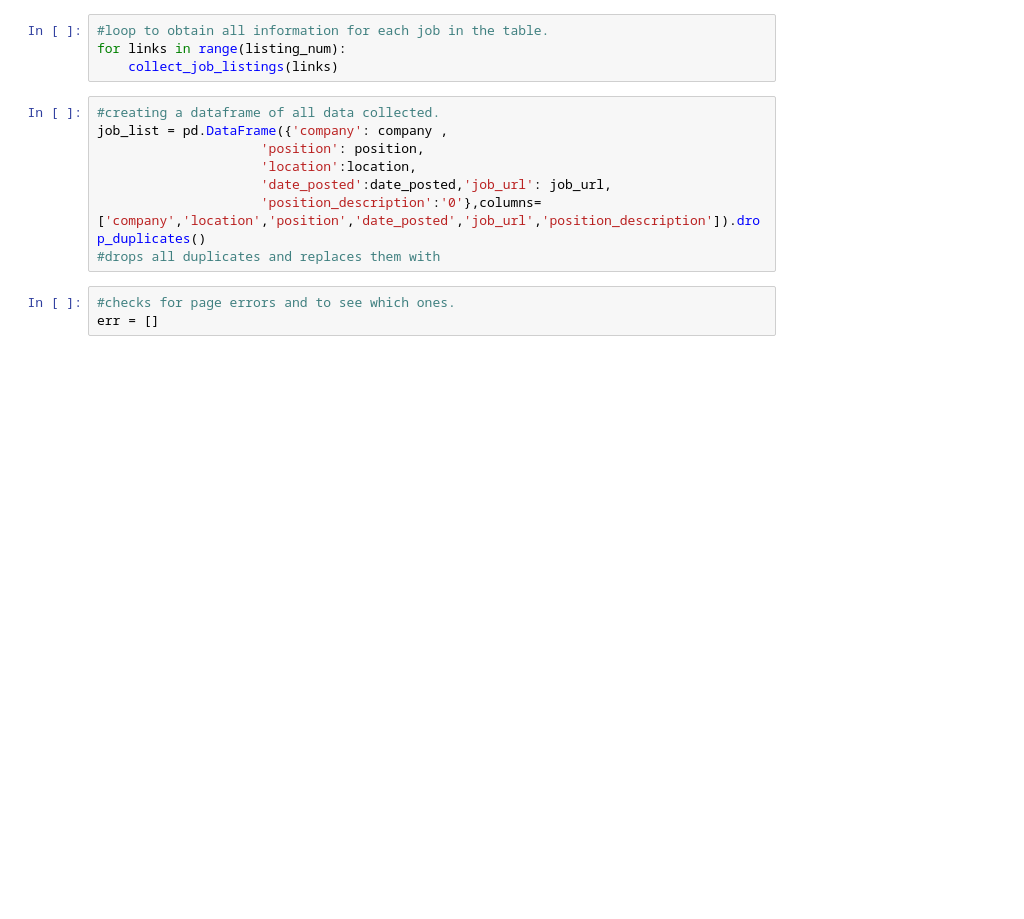
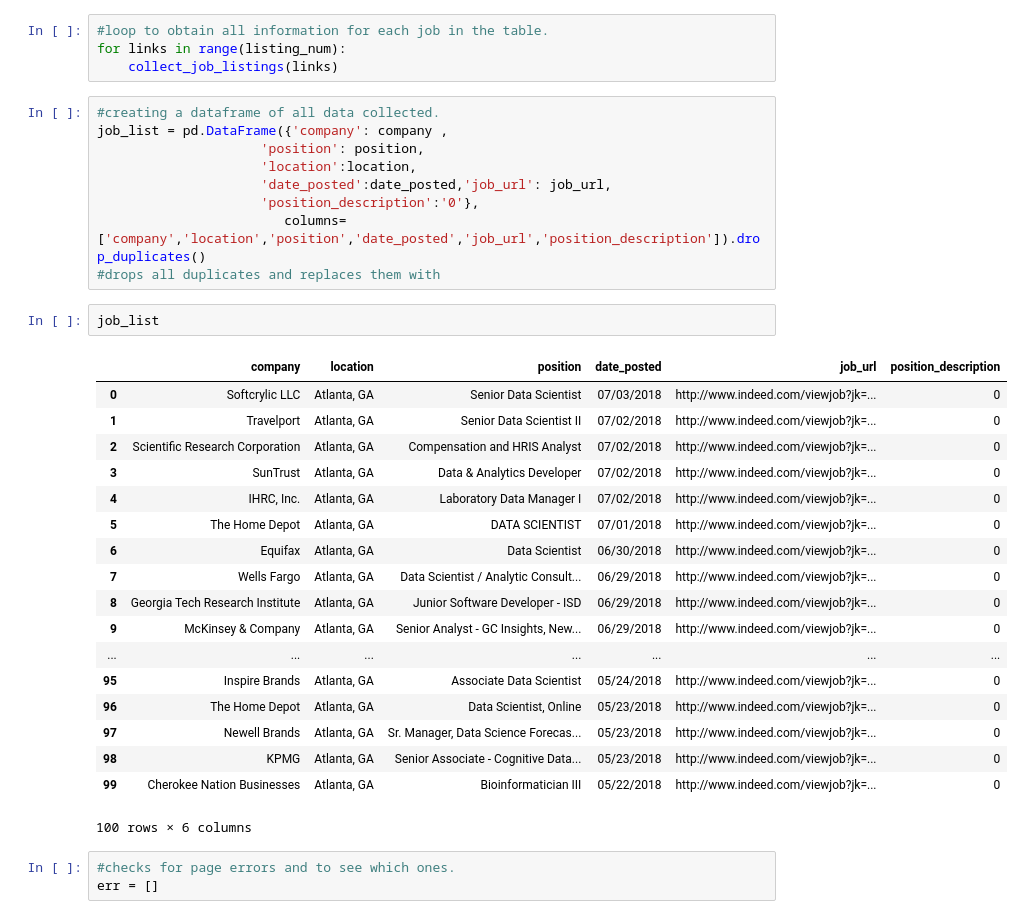
Before and after one commit to Frisellarm/Job_LDA, a Jupyter notebook: web_scraping_jobs.ipynb, the cells around one changed output. Cells and saved outputs as stored; diff of their text form; blank space fills up the shorter version.

Commit message:
updating list of jobs

```diff
--- a/web_scraping_jobs.ipynb
+++ b/web_scraping_jobs.ipynb
@@ -95,8 +99,30 @@ job_list = pd.DataFrame({'company': company ,
                      'position': position,
                      'location':location,
                      'date_posted':date_posted,'job_url': job_url,
-                     'position_description':'0'},columns=['company','location','position','date_posted','job_url','position_description']).drop_duplicates()
+                     'position_description':'0'},
+                        columns=['company','location','position','date_posted','job_url','position_description']).drop_duplicates()
 #drops all duplicates and replaces them with
+# %%
+job_list
+# %% [output]
+|  | company | location | position | date_posted | job_url | position_description |
+| 0 | Softcrylic LLC | Atlanta, GA | Senior Data Scientist | 07/03/2018 | http://www.indeed.com/viewjob?jk=... | 0 |
+| 1 | Travelport | Atlanta, GA | Senior Data Scientist II | 07/02/2018 | http://www.indeed.com/viewjob?jk=... | 0 |
+| 2 | Scientific Research Corporation | Atlanta, GA | Compensation and HRIS Analyst | 07/02/2018 | http://www.indeed.com/viewjob?jk=... | 0 |
+| 3 | SunTrust | Atlanta, GA | Data & Analytics Developer | 07/02/2018 | http://www.indeed.com/viewjob?jk=... | 0 |
+| 4 | IHRC, Inc. | Atlanta, GA | Laboratory Data Manager I | 07/02/2018 | http://www.indeed.com/viewjob?jk=... | 0 |
+| 5 | The Home Depot | Atlanta, GA | DATA SCIENTIST | 07/01/2018 | http://www.indeed.com/viewjob?jk=... | 0 |
+| 6 | Equifax | Atlanta, GA | Data Scientist | 06/30/2018 | http://www.indeed.com/viewjob?jk=... | 0 |
+| 7 | Wells Fargo | Atlanta, GA | Data Scientist / Analytic Consult... | 06/29/2018 | http://www.indeed.com/viewjob?jk=... | 0 |
+| 8 | Georgia Tech Research Institute | Atlanta, GA | Junior Software Developer - ISD | 06/29/2018 | http://www.indeed.com/viewjob?jk=... | 0 |
+| 9 | McKinsey & Company | Atlanta, GA | Senior Analyst - GC Insights, New... | 06/29/2018 | http://www.indeed.com/viewjob?jk=... | 0 |
+| ... | ... | ... | ... | ... | ... | ... |
+| 95 | Inspire Brands | Atlanta, GA | Associate Data Scientist | 05/24/2018 | http://www.indeed.com/viewjob?jk=... | 0 |
+| 96 | The Home Depot | Atlanta, GA | Data Scientist, Online | 05/23/2018 | http://www.indeed.com/viewjob?jk=... | 0 |
+| 97 | Newell Brands | Atlanta, GA | Sr. Manager, Data Science Forecas... | 05/23/2018 | http://www.indeed.com/viewjob?jk=... | 0 |
+| 98 | KPMG | Atlanta, GA | Senior Associate - Cognitive Data... | 05/23/2018 | http://www.indeed.com/viewjob?jk=... | 0 |
+| 99 | Cherokee Nation Businesses | Atlanta, GA | Bioinformatician III | 05/22/2018 | http://www.indeed.com/viewjob?jk=... | 0 |
+100 rows × 6 columns
 # %%
 #checks for page errors and to see which ones.
 err = []
```
Also changed, not shown: parts of 2 cells of this notebook, 3 other files.
